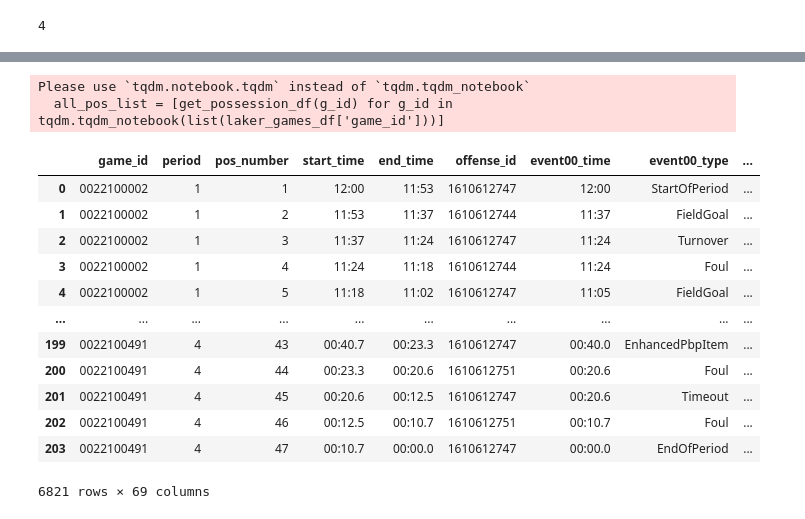
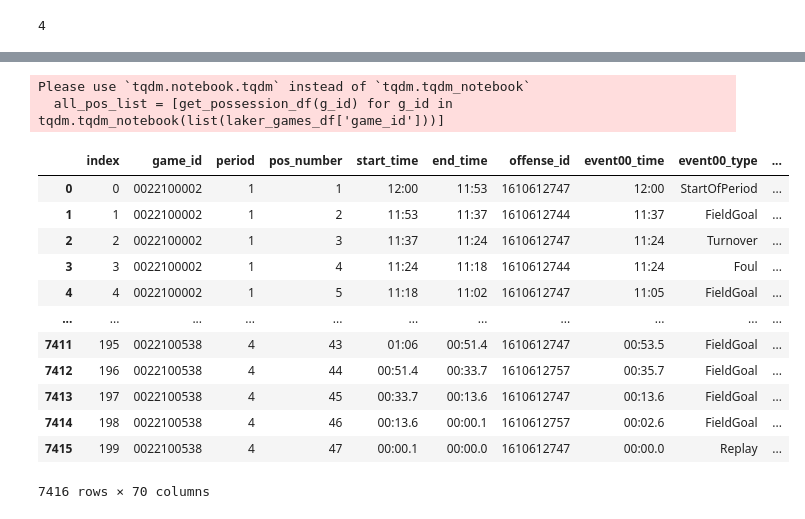
Before and after one commit to axmukund/lakers_data, a Jupyter notebook: 2021.12.27_import_testing/Testing PBPStats Import and Game Parsing.ipynb, the cells around one changed output, grey strips where cells are left out. Saved outputs shown, nothing was run; the diff lists cells and outputs as text; code cells hidden in the pictures.

```diff
--- a/2021.12.27_import_testing/Testing PBPStats Import and Game Parsing.ipynb
+++ b/2021.12.27_import_testing/Testing PBPStats Import and Game Parsing.ipynb
@@ -145,30 +146,28 @@ Wall time: 374 ms
 def get_possession_df(game_id):
     try:
         g = client.Game(game_id)
-        return pd.DataFrame.from_records([
-            parse_possession_item(i) for i in g.possessions.items
-        ])
+        return pd.DataFrame.from_records([parse_possession_item(i) for i in g.possessions.items])
     except:
         return None
 # %%
 all_pos_list = [get_possession_df(g_id) for g_id in tqdm.tqdm_notebook(list(laker_games_df['game_id']))]
 all_pos_list = [a for a in all_pos_list if a is not None]
-all_pos_df = pd.concat(all_pos_list)
+all_pos_df = pd.concat(all_pos_list).reset_index()
 
 all_pos_df
 # %% [output]
 Please use `tqdm.notebook.tqdm` instead of `tqdm.tqdm_notebook`
   all_pos_list = [get_possession_df(g_id) for g_id in tqdm.tqdm_notebook(list(laker_games_df['game_id']))]
-|  | game_id | period | pos_number | start_time | end_time | offense_id | event00_time | event00_type | ... |
-| 0 | 0022100002 | 1 | 1 | 12:00 | 11:53 | 1610612747 | 12:00 | StartOfPeriod | ... |
-| 1 | 0022100002 | 1 | 2 | 11:53 | 11:37 | 1610612744 | 11:37 | FieldGoal | ... |
-| 2 | 0022100002 | 1 | 3 | 11:37 | 11:24 | 1610612747 | 11:24 | Turnover | ... |
-| 3 | 0022100002 | 1 | 4 | 11:24 | 11:18 | 1610612744 | 11:24 | Foul | ... |
-| 4 | 0022100002 | 1 | 5 | 11:18 | 11:02 | 1610612747 | 11:05 | FieldGoal | ... |
-| ... | ... | ... | ... | ... | ... | ... | ... | ... | ... |
-| 199 | 0022100491 | 4 | 43 | 00:40.7 | 00:23.3 | 1610612747 | 00:40.0 | EnhancedPbpItem | ... |
-| 200 | 0022100491 | 4 | 44 | 00:23.3 | 00:20.6 | 1610612751 | 00:20.6 | Foul | ... |
-| 201 | 0022100491 | 4 | 45 | 00:20.6 | 00:12.5 | 1610612747 | 00:20.6 | Timeout | ... |
-| 202 | 0022100491 | 4 | 46 | 00:12.5 | 00:10.7 | 1610612751 | 00:10.7 | Foul | ... |
-| 203 | 0022100491 | 4 | 47 | 00:10.7 | 00:00.0 | 1610612747 | 00:00.0 | EndOfPeriod | ... |
+|  | index | game_id | period | pos_number | start_time | end_time | offense_id | event00_time | event00_type | ... |
+| 0 | 0 | 0022100002 | 1 | 1 | 12:00 | 11:53 | 1610612747 | 12:00 | StartOfPeriod | ... |
+| 1 | 1 | 0022100002 | 1 | 2 | 11:53 | 11:37 | 1610612744 | 11:37 | FieldGoal | ... |
+| 2 | 2 | 0022100002 | 1 | 3 | 11:37 | 11:24 | 1610612747 | 11:24 | Turnover | ... |
+| 3 | 3 | 0022100002 | 1 | 4 | 11:24 | 11:18 | 1610612744 | 11:24 | Foul | ... |
+| 4 | 4 | 0022100002 | 1 | 5 | 11:18 | 11:02 | 1610612747 | 11:05 | FieldGoal | ... |
+| ... | ... | ... | ... | ... | ... | ... | ... | ... | ... | ... |
+| 7411 | 195 | 0022100538 | 4 | 43 | 01:06 | 00:51.4 | 1610612747 | 00:53.5 | FieldGoal | ... |
+| 7412 | 196 | 0022100538 | 4 | 44 | 00:51.4 | 00:33.7 | 1610612757 | 00:35.7 | FieldGoal | ... |
+| 7413 | 197 | 0022100538 | 4 | 45 | 00:33.7 | 00:13.6 | 1610612747 | 00:13.6 | FieldGoal | ... |
+| 7414 | 198 | 0022100538 | 4 | 46 | 00:13.6 | 00:00.1 | 1610612757 | 00:02.6 | FieldGoal | ... |
+| 7415 | 199 | 0022100538 | 4 | 47 | 00:00.1 | 00:00.0 | 1610612747 | 00:00.0 | Replay | ... |
-6821 rows × 69 columns
+7416 rows × 70 columns
```
Also changed, not shown: parts of 3 cells of this notebook, 5 other files.
